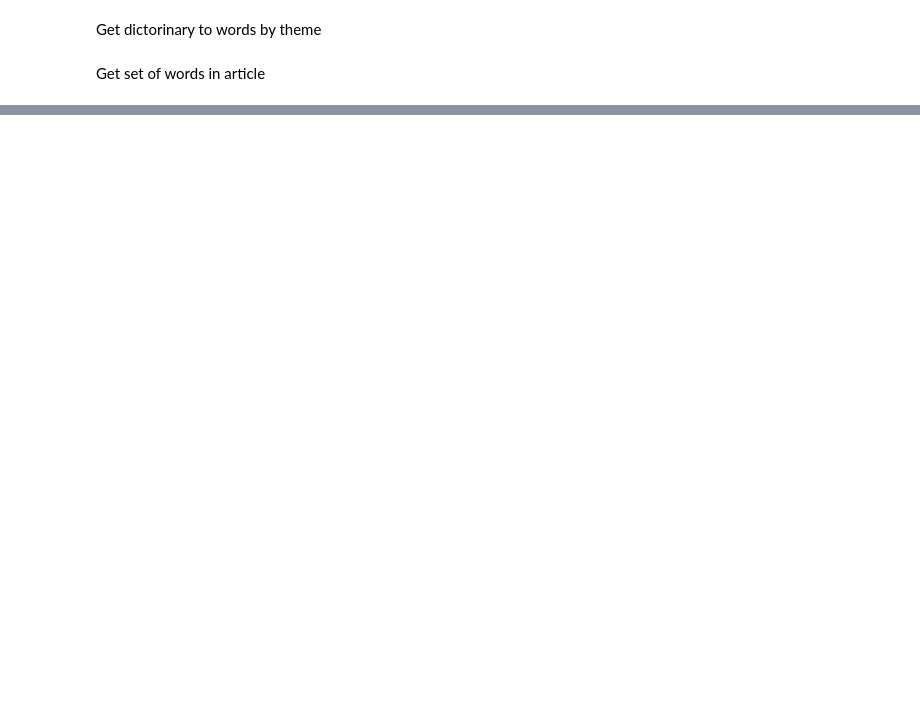
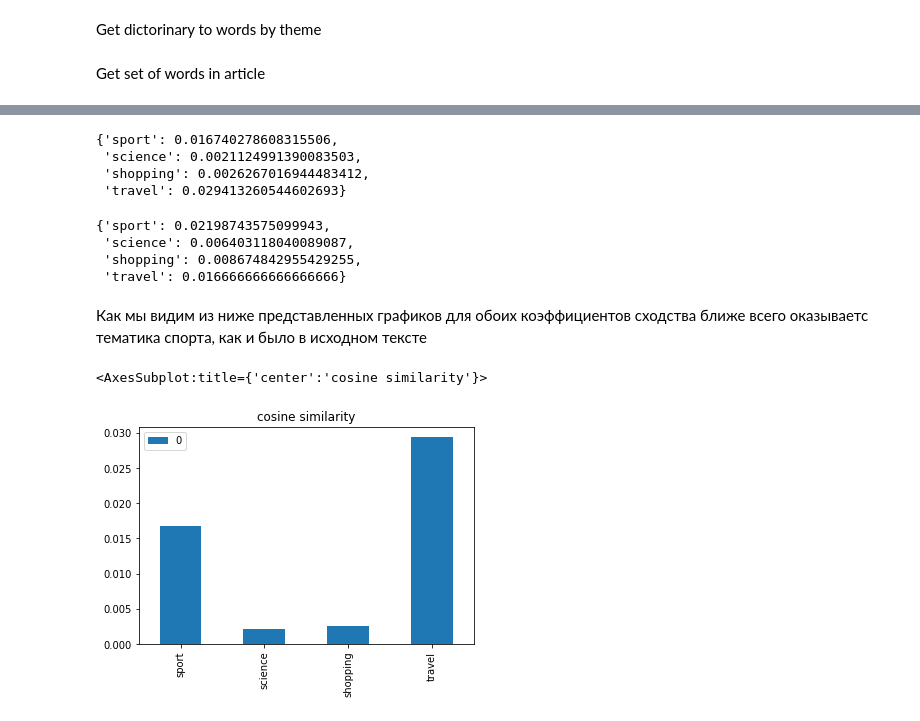
Before and after one commit to Gerrytty/data-mining-course, a Jupyter notebook: nlp_hw/nlp_task.ipynb, the cells around one changed output, grey strips where cells are left out. Cells and saved outputs as stored; diff of their text form; code cells hidden in the pictures; blank space fills up the shorter version.

Commit message:
cosine and jaccard added

```diff
--- a/nlp_hw/nlp_task.ipynb
+++ b/nlp_hw/nlp_task.ipynb
@@ -66,0 +44,37 @@ normal_form
+# %%
+def get_normal_form(list_of_words):
+    normal_form = []
+    for word in list_of_words:
+        p = morph.parse(word)[0]
+        normal_form.append(p.normal_form)
+    return normal_form
+# %%
+normal_form = get_normal_form(all_text)
+# %%
+def get_vector(common_set, text_set):
+    out_vector = np.zeros(len(common_set))
+
+    for i, word in enumerate(common_set):
+        for s in text_set:
+            if word == s:
+                out_vector[i] += 1
+
+    return out_vector
+# %%
+cosine_sims = dict()
+
+for theme in themes:
+    common_set = list(set(normal_form + list(themes_dict.get(theme))))
+
+    theme_vector = get_vector(common_set, list(themes_dict.get(theme)))
+
+    text_vector = get_vector(common_set, normal_form)
+
+    cosine_sims[theme] = 1 - spatial.distance.cosine(theme_vector, text_vector)
+
+cosine_sims
+# %% [output]
+{'sport': 0.016740278608315506,
+ 'science': 0.0021124991390083503,
+ 'shopping': 0.0026267016944483412,
+ 'travel': 0.029413260544602693}
@@ -66,0 +84,19 @@ normal_form
+# %%
+jaccard_sims = dict()
+
+for theme in themes:
+    jaccard_sims[theme] = jaccard(set(normal_form), themes_dict.get(theme))
+
+jaccard_sims
+# %% [output]
+{'sport': 0.02198743575099943,
+ 'science': 0.006403118040089087,
+ 'shopping': 0.008674842955429255,
+ 'travel': 0.016666666666666666}
+# %% [markdown]
+Как мы видим из ниже представленных графиков для обоих коэффициентов сходства ближе всего оказываетс тематика спорта, как и было в исходном тексте
+# %%
+pd.DataFrame.from_dict(cosine_sims, orient='index').plot.bar(title='cosine similarity')
+# %% [output]
+<AxesSubplot:title={'center':'cosine similarity'}>
+[figure, added]
```
Also changed, not shown: parts of 6 cells of this notebook, 8 other files.
